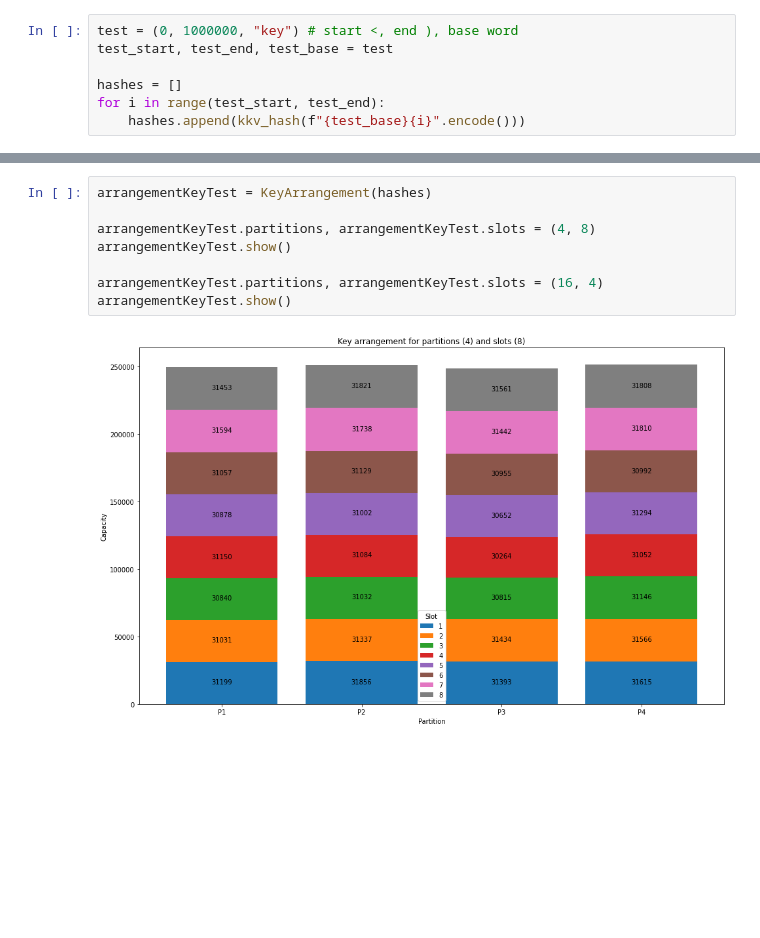
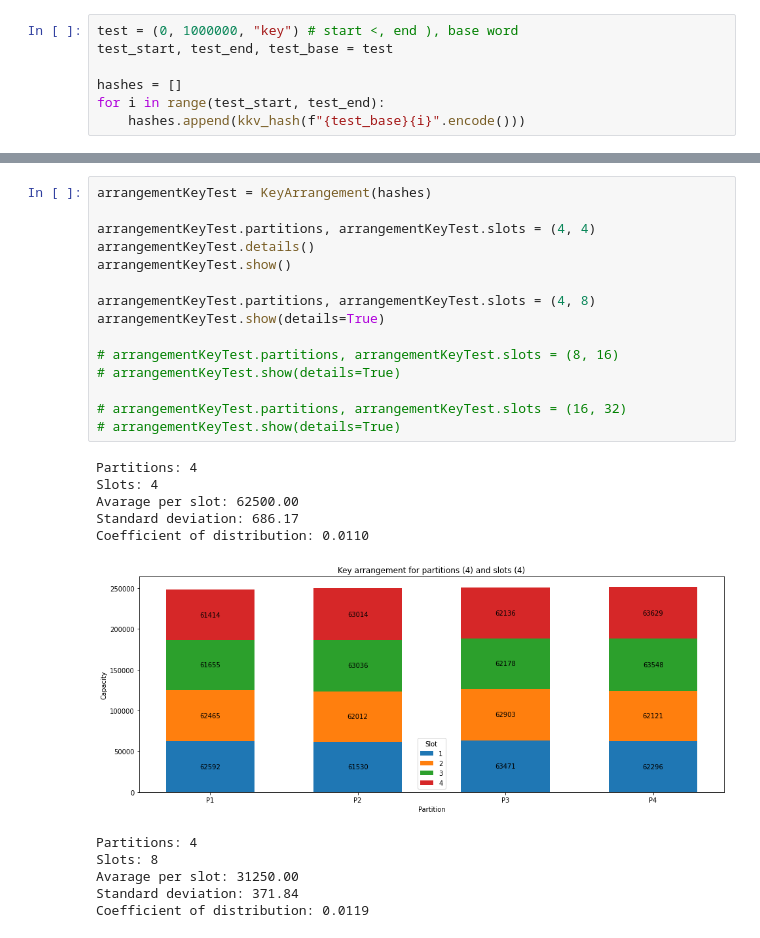
Before and after one commit to damianzim/kkvhash, a Jupyter notebook: ipynb/key_arrangement.ipynb, the cells around one changed output, grey strips where cells are left out. Drawn from its saved outputs; the diff is of its cells as text; blank space fills up the shorter version.

Commit message:
Key arrangement - more details of chosen configuration

```diff
--- a/ipynb/key_arrangement.ipynb
+++ b/ipynb/key_arrangement.ipynb
@@ -111,10 +164,27 @@ class KeyArrangement(object):
 # %%
 arrangementKeyTest = KeyArrangement(hashes)
 
-arrangementKeyTest.partitions, arrangementKeyTest.slots = (4, 8)
+arrangementKeyTest.partitions, arrangementKeyTest.slots = (4, 4)
+arrangementKeyTest.details()
 arrangementKeyTest.show()
 
-arrangementKeyTest.partitions, arrangementKeyTest.slots = (16, 4)
-arrangementKeyTest.show()
+arrangementKeyTest.partitions, arrangementKeyTest.slots = (4, 8)
+arrangementKeyTest.show(details=True)
+
+# arrangementKeyTest.partitions, arrangementKeyTest.slots = (8, 16)
+# arrangementKeyTest.show(details=True)
+
+# arrangementKeyTest.partitions, arrangementKeyTest.slots = (16, 32)
+# arrangementKeyTest.show(details=True)
 # %% [output]
+Partitions: 4
+Slots: 4
+Avarage per slot: 62500.00
+Standard deviation: 686.17
+Coefficient of distribution: 0.0110
-[figure, old version]
+[figure, new version]
+Partitions: 4
+Slots: 8
+Avarage per slot: 31250.00
+Standard deviation: 371.84
+Coefficient of distribution: 0.0119
```
Also changed, not shown: parts of 2 cells of this notebook.
